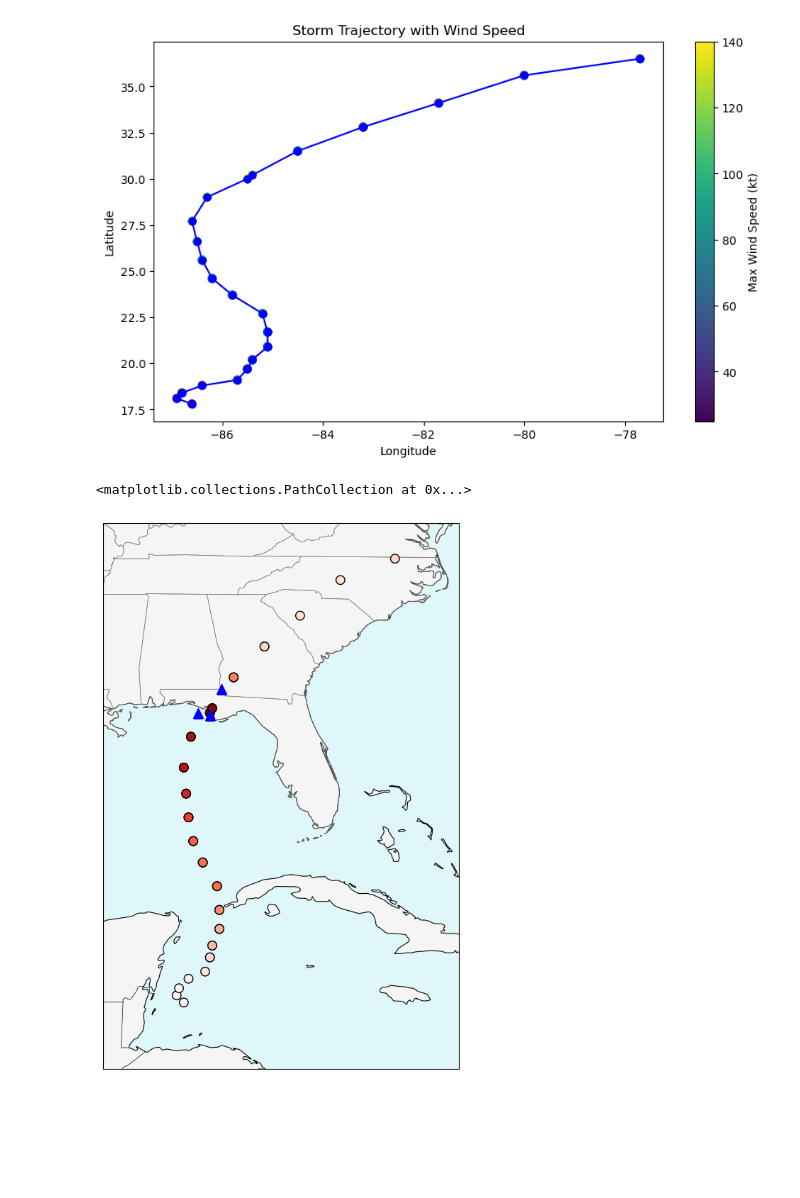
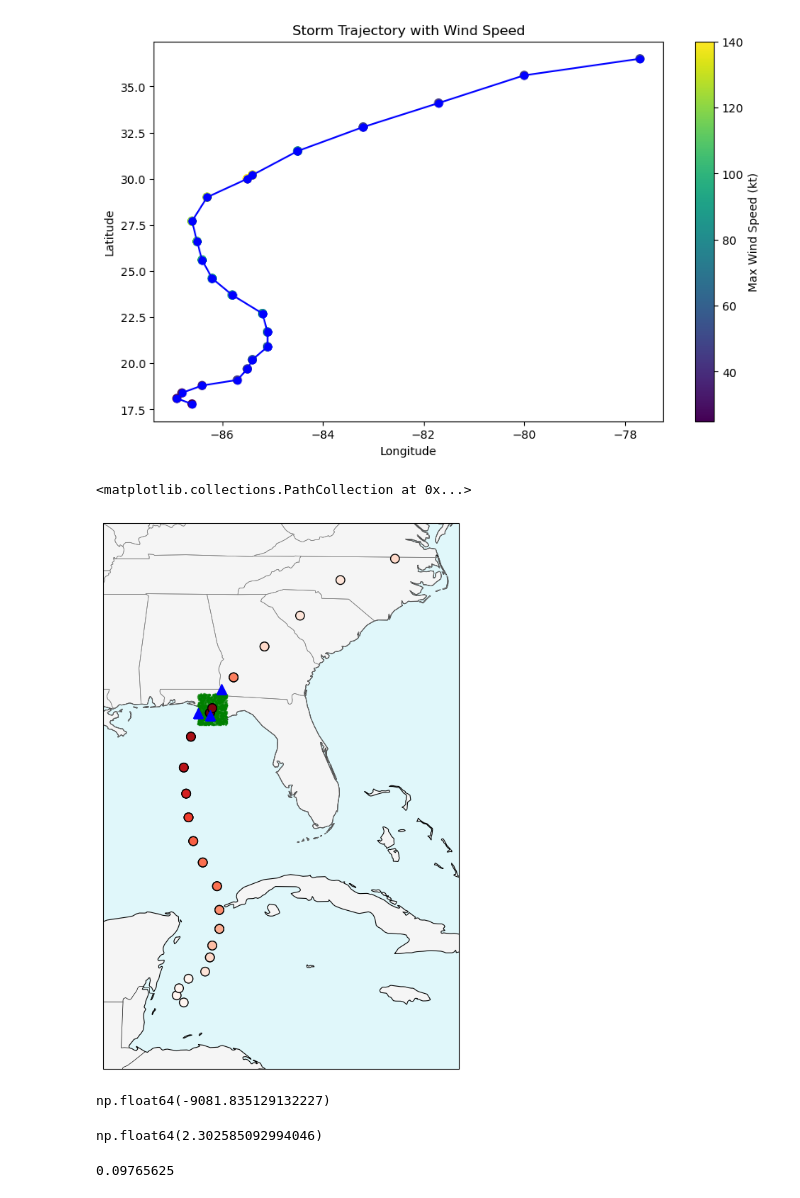
Before and after one commit to christianwirths/NatCat, a Jupyter notebook: notebooks/nb1_data_investigation.ipynb, the cells around one changed output. Drawn from its saved outputs; the diff is of its cells as text; code cells hidden in the pictures; blank space fills up the shorter version.

```diff
--- a/notebooks/nb1_data_investigation.ipynb
+++ b/notebooks/nb1_data_investigation.ipynb
@@ -68,0 +17,3 @@ if __name__ == "__main__":
+# %%
+housing_portfolio = generate_synthetic_portfolio(num_locs=1000)
+print(housing_portfolio.head())
@@ -214,31 +130,56 @@ ax.add_feature(cfeature.COASTLINE, linewidth=0.8)
 ax.add_feature(cfeature.BORDERS, linewidth=0.5)
 ax.add_feature(cfeature.STATES, linewidth=0.5, edgecolor='gray')
 ax.set_extent([-90, -75, 15, 38], crs=ccrs.PlateCarree())
 
 track_sc = ax.scatter(
         df['longitude'],
         df['latitude'],
         c=df['max_wind_speed_kt'],
         cmap='Reds',
         s=80,
         edgecolor='black',
         vmin=34, vmax=140, # Scale from TS to Cat 5
         label='Storm Track',
         transform=ccrs.PlateCarree(),
         zorder=10 # Draw on top
     )
 
 # Plot test points (houses)
 ax.scatter(
     lon2_array,
     lat2_array,
     color='blue',
     marker='^',
     s=100,
     label='Test Points',
     transform=ccrs.PlateCarree(),
     zorder=15 # Draw on top
 )
+
+# Scatter all the housing portfolio points
+ax.scatter(
+    housing_portfolio['longitude'],
+    housing_portfolio['latitude'],
+    color='green',
+    marker='.',
+    s=10,
+    alpha=0.5,
+    label='Housing Portfolio',
+    transform=ccrs.PlateCarree(),
+    zorder=5 # Below test points and storm track
+)
 # %% [output]
 <matplotlib.collections.PathCollection at 0x...>
-[figure, old version]
+[figure, new version]
+# %%
+np.log(0.075/0.225)*5730/np.log(2)
+# %% [output]
+np.float64(-9081.835129132227)
+# %%
+np.log(10)
+# %% [output]
+np.float64(2.302585092994046)
+# %%
+25/4/4/4/4
+# %% [output]
+0.09765625
```
Also changed, not shown: parts of 9 cells of this notebook, 7 other files.
